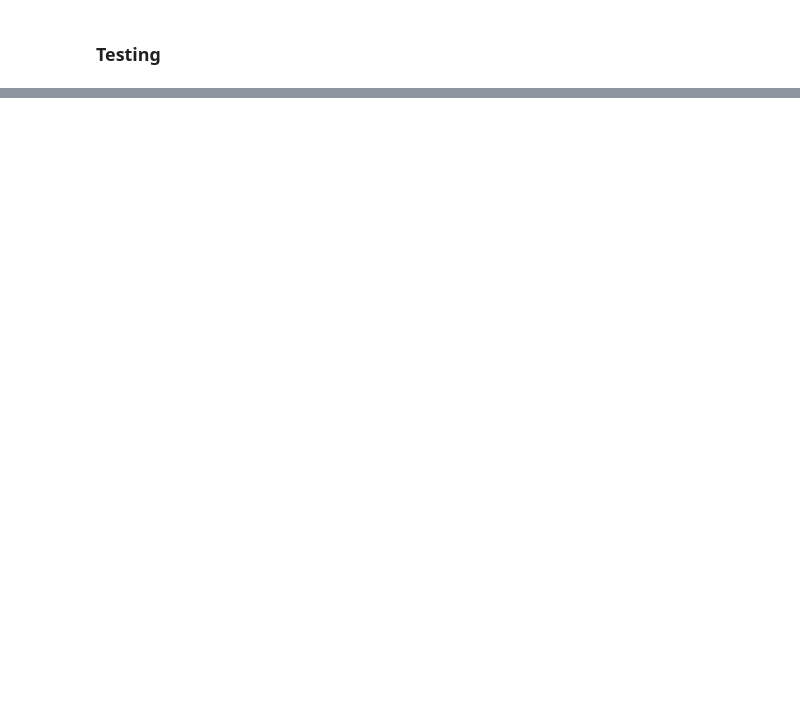
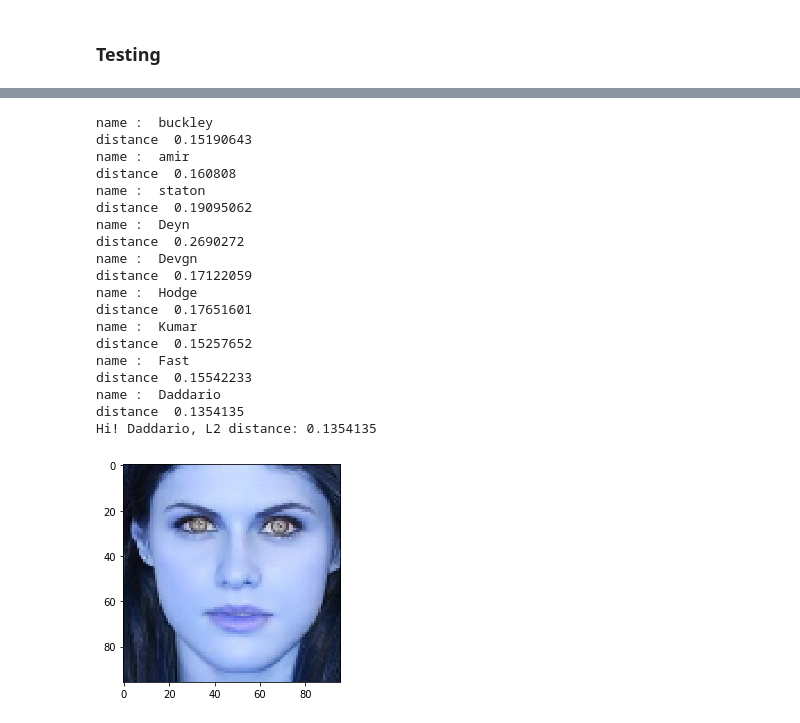
Before and after one commit to SaqlainHussainShah/facial-recognition, a Jupyter notebook: Siamese Face recognition.ipynb, the cells around one changed output, grey strips where cells are left out. Saved outputs shown, nothing was run; the diff lists cells and outputs as text; code cells hidden in the pictures; blank space fills up the shorter version.

```diff
--- a/Siamese Face recognition.ipynb
+++ b/Siamese Face recognition.ipynb
@@ -325,2 +372,25 @@ distance  0.12693635
 Hi! Fast, L2 distance: 0.12693635
 [figure]
+# %%
+do_face_recognition_from_image(user_db, FRmodel, threshold = 0.6, img_loc = "./siamese dataset/Alexandra_Daddario/0.jpg")
+# %% [output]
+name :  buckley
+distance  0.15190643
+name :  amir
+distance  0.160808
+name :  staton
+distance  0.19095062
+name :  Deyn
+distance  0.2690272
+name :  Devgn
+distance  0.17122059
+name :  Hodge
+distance  0.17651601
+name :  Kumar
+distance  0.15257652
+name :  Fast
+distance  0.15542233
+name :  Daddario
+distance  0.1354135
+Hi! Daddario, L2 distance: 0.1354135
+[figure, added]
```
Also changed, not shown: parts of 15 cells of this notebook.
